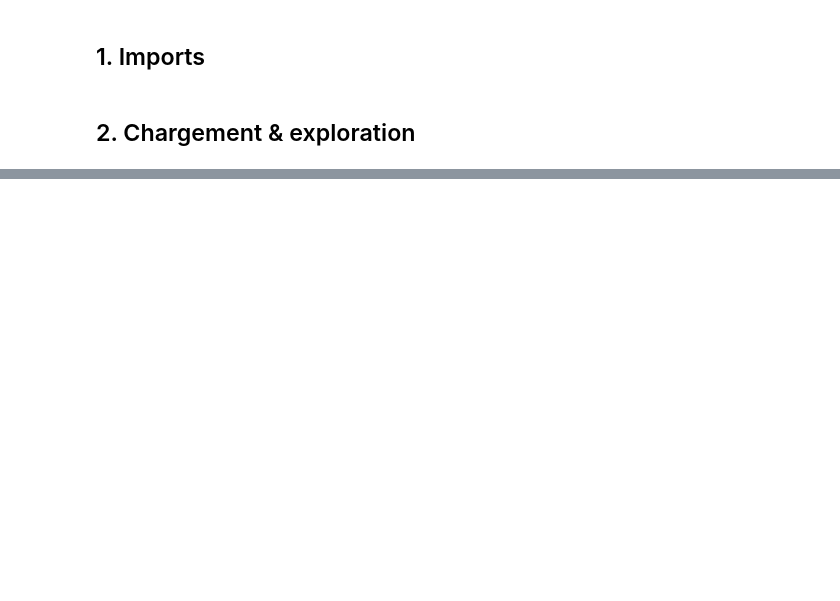
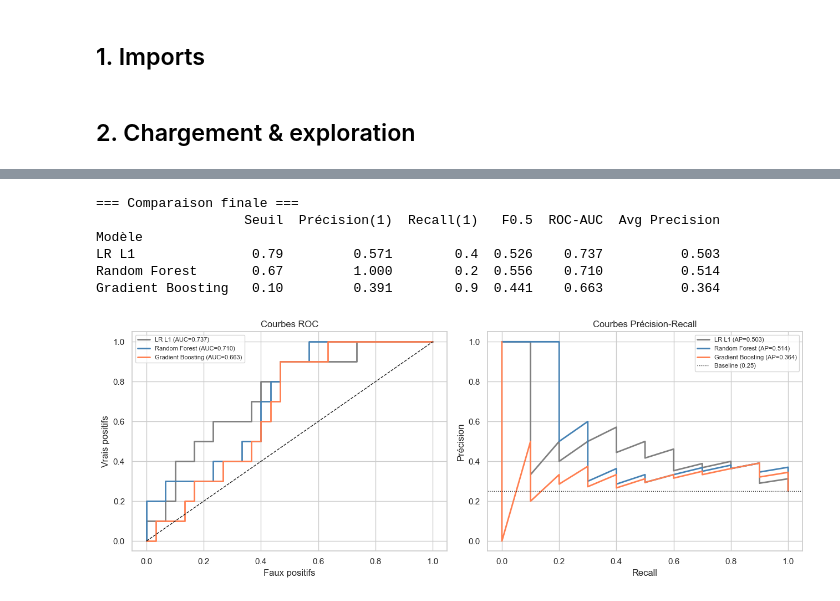
Before and after one commit to dlz-dev/CVision, a Jupyter notebook: backend/notebooks/classification_cv_V2.ipynb, the cells around one changed output, grey strips where cells are left out. Cells and saved outputs as stored; diff of their text form; code cells hidden in the pictures; blank space fills up the shorter version.

Commit message:
Update + Clean notebook Besoin DATA !

```diff
--- a/backend/notebooks/classification_cv_V2.ipynb
+++ b/backend/notebooks/classification_cv_V2.ipynb
@@ -724,0 +373,35 @@ Gradient Boosting       0.10      0.391     0.9  0.441    0.663  0.364  ❌ Trop
+# %%
+results = [
+    evaluate_model('LR L1',            lr_pipeline_v2,            X_train, y_train, X_test, y_test),
+    evaluate_model('Random Forest',    rf_search.best_estimator_, X_train, y_train, X_test, y_test),
+    evaluate_model('Gradient Boosting',gb_search.best_estimator_, X_train, y_train, X_test, y_test),
+]
+
+results_df = pd.DataFrame(results).drop(columns=['_proba','_pred']).set_index('Modèle')
+print("=== Comparaison finale ===")
+print(results_df.to_string())
+
+# Courbes ROC et Précision-Recall comparatives
+fig, axes = plt.subplots(1, 2, figsize=(13, 5))
+for res, color in zip(results, ['gray', 'steelblue', 'coral']):
+    fpr, tpr, _ = roc_curve(y_test, res['_proba'])
+    axes[0].plot(fpr, tpr, lw=2, color=color, label=f"{res['Modèle']} (AUC={res['ROC-AUC']:.3f})")
+    p, r, _ = precision_recall_curve(y_test, res['_proba'])
+    axes[1].plot(r, p, lw=2, color=color, label=f"{res['Modèle']} (AP={res['Avg Precision']:.3f})")
+
+axes[0].plot([0,1],[0,1],'k--',lw=1)
+axes[0].set(xlabel='Faux positifs', ylabel='Vrais positifs', title='Courbes ROC')
+axes[0].legend(fontsize=8)
+axes[1].axhline(y_test.mean(), color='k', linestyle=':', lw=1, label=f'Baseline ({y_test.mean():.2f})')
+axes[1].set(xlabel='Recall', ylabel='Précision', title='Courbes Précision-Recall')
+axes[1].legend(fontsize=8)
+plt.tight_layout()
+plt.show()
+# %% [output]
+=== Comparaison finale ===
+                   Seuil  Précision(1)  Recall(1)   F0.5  ROC-AUC  Avg Precision
+Modèle
+LR L1               0.79         0.571        0.4  0.526    0.737          0.503
+Random Forest       0.67         1.000        0.2  0.556    0.710          0.514
+Gradient Boosting   0.10         0.391        0.9  0.441    0.663          0.364
+[figure, added]
```
Also changed, not shown: parts of 46 cells of this notebook, 1 other file.
